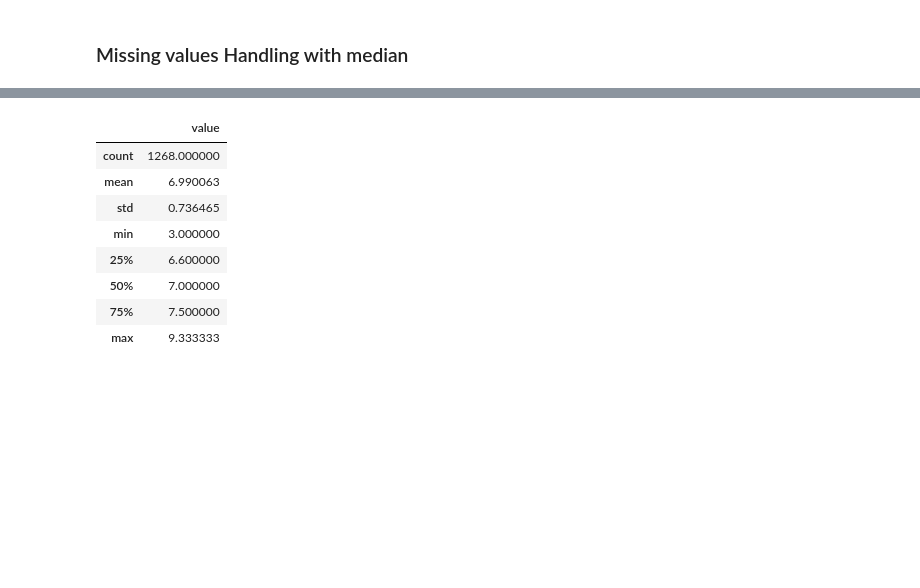
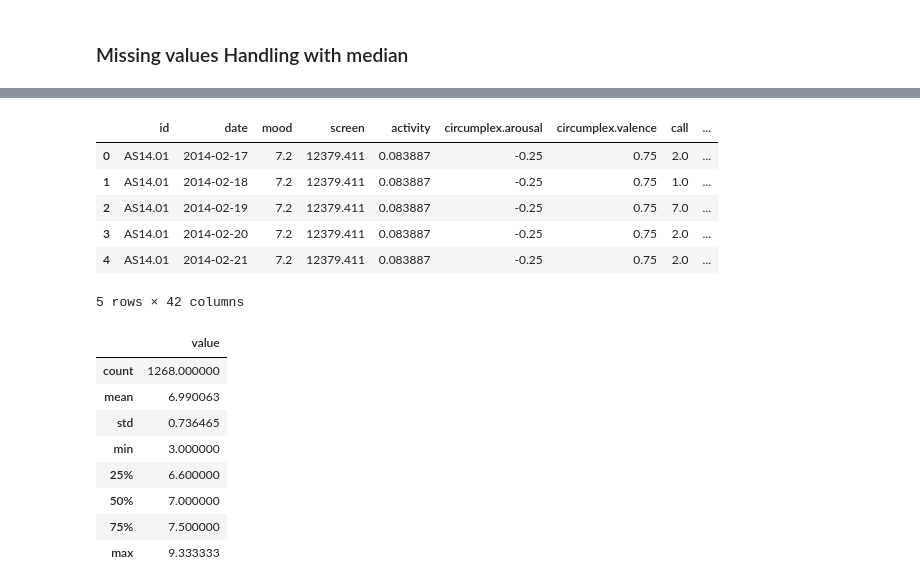
Before and after one commit to gajera-divya/Data-Mining-Techniques, a Jupyter notebook: Assignment1.ipynb, the cells around one changed output, grey strips where cells are left out. Drawn from its saved outputs; the diff is of its cells as text; code cells hidden in the pictures; blank space fills up the shorter version.

Commit message:
created lagged features

```diff
--- a/Assignment1.ipynb
+++ b/Assignment1.ipynb
@@ -507,0 +511,9 @@ aggregated_data_with_zeros_as_nan
+# %%
+# Shift the data upward (backward in time)
+lagged_data = aggregated_data_with_zeros_as_nan.shift(periods=-1)
+
+# Rename the columns for clarity (optional)
+lagged_data.columns = [f"{col}_lagged" for col in lagged_data.columns]
+
+# Display the first few rows of the lagged dataset
+lagged_data.head()
@@ -507,0 +528,14 @@ aggregated_data_with_zeros_as_nan
+# %%
+# Concatenate the original and lagged data along the columns axis (axis=1)
+combined_data = pd.concat([aggregated_data_with_zeros_as_nan, lagged_data], axis=1)
+
+# Display the first few rows of the combined dataset
+combined_data.head()
+# %% [output]
+|  | id | date | mood | screen | activity | circumplex.arousal | circumplex.valence | call | ... |
+| 0 | AS14.01 | 2014-02-17 | 7.2 | 12379.411 | 0.083887 | -0.25 | 0.75 | 2.0 | ... |
+| 1 | AS14.01 | 2014-02-18 | 7.2 | 12379.411 | 0.083887 | -0.25 | 0.75 | 1.0 | ... |
+| 2 | AS14.01 | 2014-02-19 | 7.2 | 12379.411 | 0.083887 | -0.25 | 0.75 | 7.0 | ... |
+| 3 | AS14.01 | 2014-02-20 | 7.2 | 12379.411 | 0.083887 | -0.25 | 0.75 | 2.0 | ... |
+| 4 | AS14.01 | 2014-02-21 | 7.2 | 12379.411 | 0.083887 | -0.25 | 0.75 | 2.0 | ... |
+5 rows × 42 columns
```
Also changed, not shown: parts of 6 cells of this notebook.
